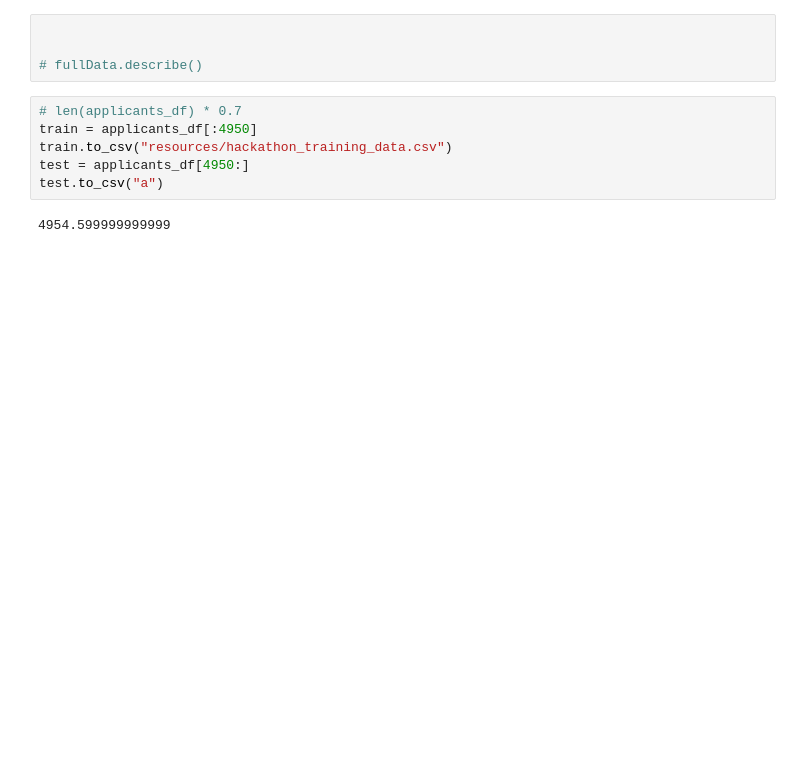
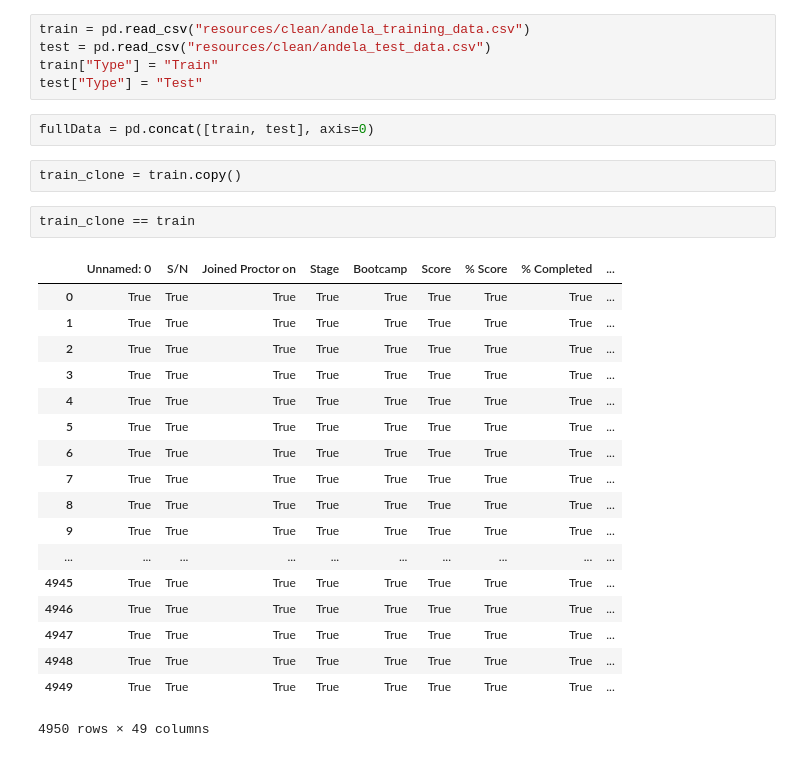
Before and after one commit to mfalade/Crystal-Gazer, a Jupyter notebook: Untitled.ipynb, the cells around one changed output. Drawn from its saved outputs; the diff is of its cells as text; blank space fills up the shorter version.

```diff
--- a/Untitled.ipynb
+++ b/Untitled.ipynb
@@ -8,12 +8,30 @@ applicants_df = pd.read_csv('resources/hackathon_data.csv')
-# %%
-
-
-# fullData.describe()
-# %%
-# len(applicants_df) * 0.7
-train = applicants_df[:4950]
-train.to_csv("resources/hackathon_training_data.csv")
-test = applicants_df[4950:]
-test.to_csv("a")
-# %% [output]
-4954.599999999999
+# %%
+train = pd.read_csv("resources/clean/andela_training_data.csv")
+test = pd.read_csv("resources/clean/andela_test_data.csv")
+train["Type"] = "Train"
+test["Type"] = "Test"
+# %%
+fullData = pd.concat([train, test], axis=0)
+# %%
+train_clone = train.copy()
+# %%
+train_clone == train
+# %% [output]
+|  | Unnamed: 0 | S/N | Joined Proctor on | Stage | Bootcamp | Score | % Score | % Completed | ... |
+| 0 | True | True | True | True | True | True | True | True | ... |
+| 1 | True | True | True | True | True | True | True | True | ... |
+| 2 | True | True | True | True | True | True | True | True | ... |
+| 3 | True | True | True | True | True | True | True | True | ... |
+| 4 | True | True | True | True | True | True | True | True | ... |
+| 5 | True | True | True | True | True | True | True | True | ... |
+| 6 | True | True | True | True | True | True | True | True | ... |
+| 7 | True | True | True | True | True | True | True | True | ... |
+| 8 | True | True | True | True | True | True | True | True | ... |
+| 9 | True | True | True | True | True | True | True | True | ... |
+| ... | ... | ... | ... | ... | ... | ... | ... | ... | ... |
+| 4945 | True | True | True | True | True | True | True | True | ... |
+| 4946 | True | True | True | True | True | True | True | True | ... |
+| 4947 | True | True | True | True | True | True | True | True | ... |
+| 4948 | True | True | True | True | True | True | True | True | ... |
+| 4949 | True | True | True | True | True | True | True | True | ... |
+4950 rows × 49 columns
```
Also changed, not shown: parts of 39 cells of this notebook, 5 other files.
